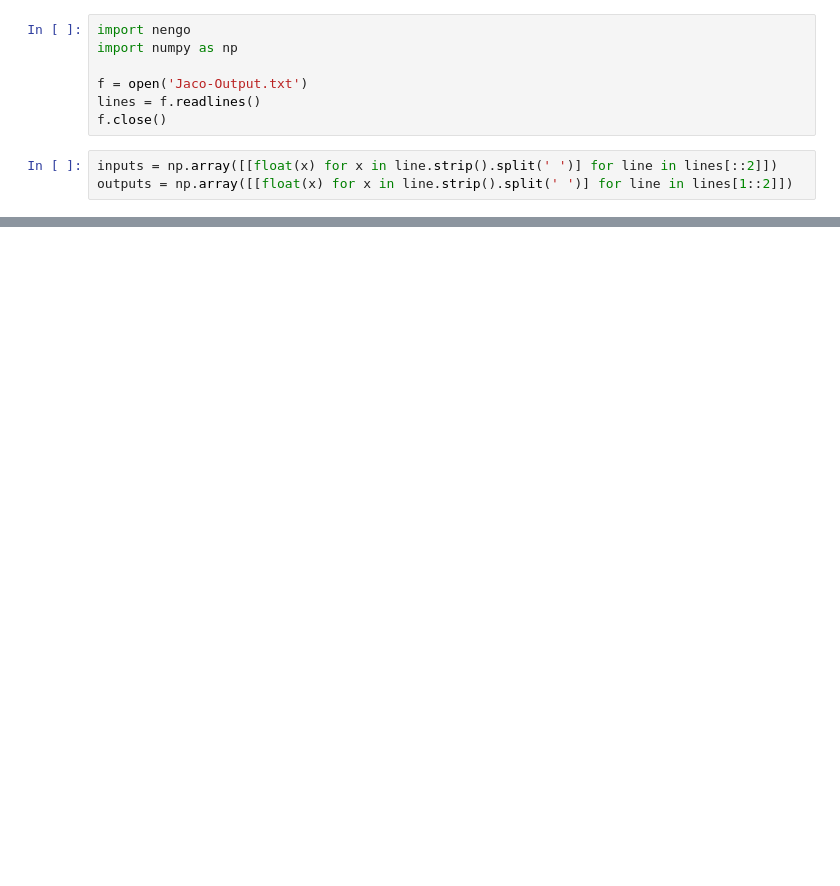
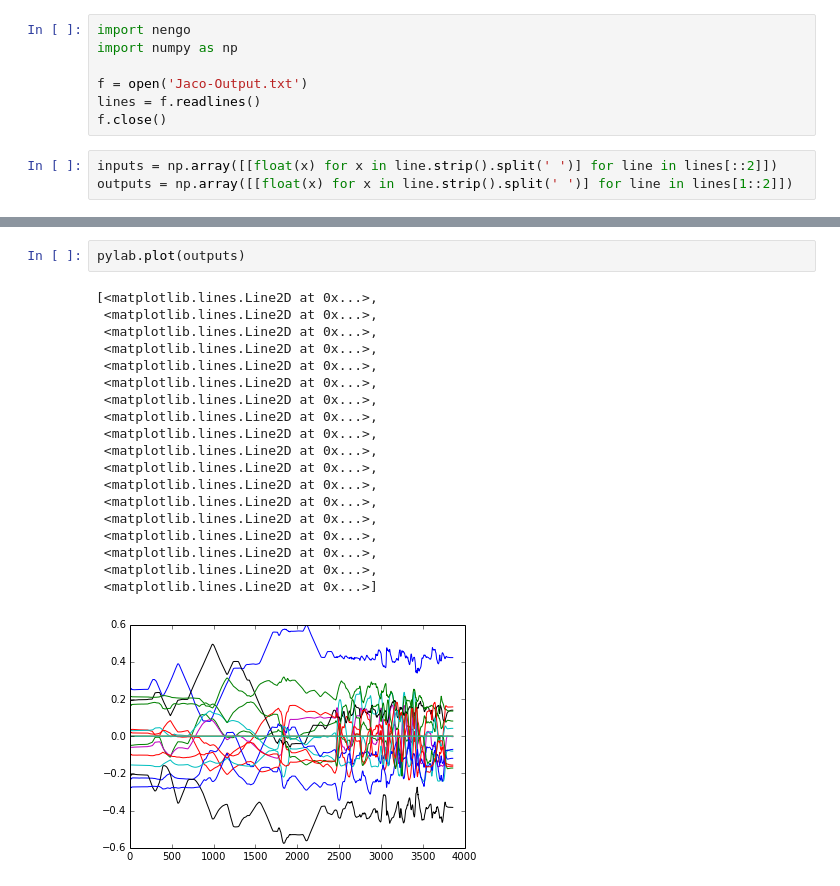
Before and after one commit to tcstewar/kinova_jacobian, a Jupyter notebook: Compute Jacobian.ipynb, the cells around one changed output, grey strips where cells are left out. Drawn from its saved outputs; the diff is of its cells as text; blank space fills up the shorter version.

```diff
--- a/Compute Jacobian.ipynb
+++ b/Compute Jacobian.ipynb
@@ -26,0 +60,22 @@ array([[  3.80166600e+00,  -2.87334000e-01,  -2.07875000e-01, ...,
+# %%
+pylab.plot(outputs)
+# %% [output]
+[<matplotlib.lines.Line2D at 0x...>,
+ <matplotlib.lines.Line2D at 0x...>,
+ <matplotlib.lines.Line2D at 0x...>,
+ <matplotlib.lines.Line2D at 0x...>,
+ <matplotlib.lines.Line2D at 0x...>,
+ <matplotlib.lines.Line2D at 0x...>,
+ <matplotlib.lines.Line2D at 0x...>,
+ <matplotlib.lines.Line2D at 0x...>,
+ <matplotlib.lines.Line2D at 0x...>,
+ <matplotlib.lines.Line2D at 0x...>,
+ <matplotlib.lines.Line2D at 0x...>,
+ <matplotlib.lines.Line2D at 0x...>,
+ <matplotlib.lines.Line2D at 0x...>,
+ <matplotlib.lines.Line2D at 0x...>,
+ <matplotlib.lines.Line2D at 0x...>,
+ <matplotlib.lines.Line2D at 0x...>,
+ <matplotlib.lines.Line2D at 0x...>,
+ <matplotlib.lines.Line2D at 0x...>]
+[figure, added]
```
Also changed, not shown: parts of 7 cells of this notebook.
